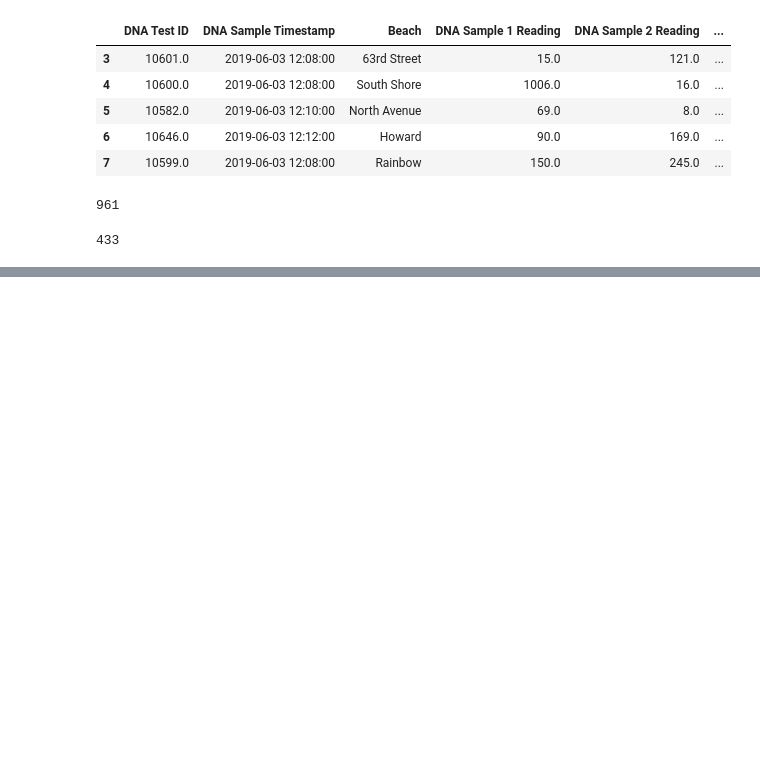
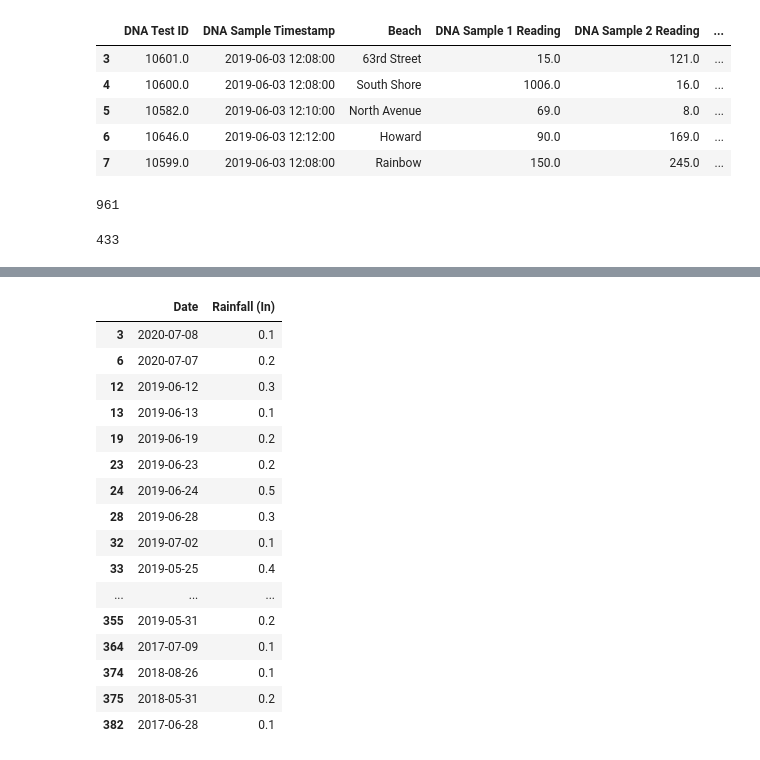
Before and after one commit to ander1908/Bootcamp_Project1, a Jupyter notebook: Milwaukee_Historical_Weather_Data.ipynb, the cells around one changed output, grey strips where cells are left out. Saved outputs shown, nothing was run; the diff lists cells and outputs as text; code cells hidden in the pictures; blank space fills up the shorter version.

```diff
--- a/Milwaukee_Historical_Weather_Data.ipynb
+++ b/Milwaukee_Historical_Weather_Data.ipynb
@@ -96,0 +190,20 @@ for i in timeframe:
+# %%
+dna_rainfall_df.loc[dna_rainfall_df["Rainfall (In)"] != 0.0]
+# %% [output]
+|  | Date | Rainfall (In) |
+| 3 | 2020-07-08 | 0.1 |
+| 6 | 2020-07-07 | 0.2 |
+| 12 | 2019-06-12 | 0.3 |
+| 13 | 2019-06-13 | 0.1 |
+| 19 | 2019-06-19 | 0.2 |
+| 23 | 2019-06-23 | 0.2 |
+| 24 | 2019-06-24 | 0.5 |
+| 28 | 2019-06-28 | 0.3 |
+| 32 | 2019-07-02 | 0.1 |
+| 33 | 2019-05-25 | 0.4 |
+| ... | ... | ... |
+| 355 | 2019-05-31 | 0.2 |
+| 364 | 2017-07-09 | 0.1 |
+| 374 | 2018-08-26 | 0.1 |
+| 375 | 2018-05-31 | 0.2 |
+| 382 | 2017-06-28 | 0.1 |
```
Also changed, not shown: parts of 13 cells of this notebook.
